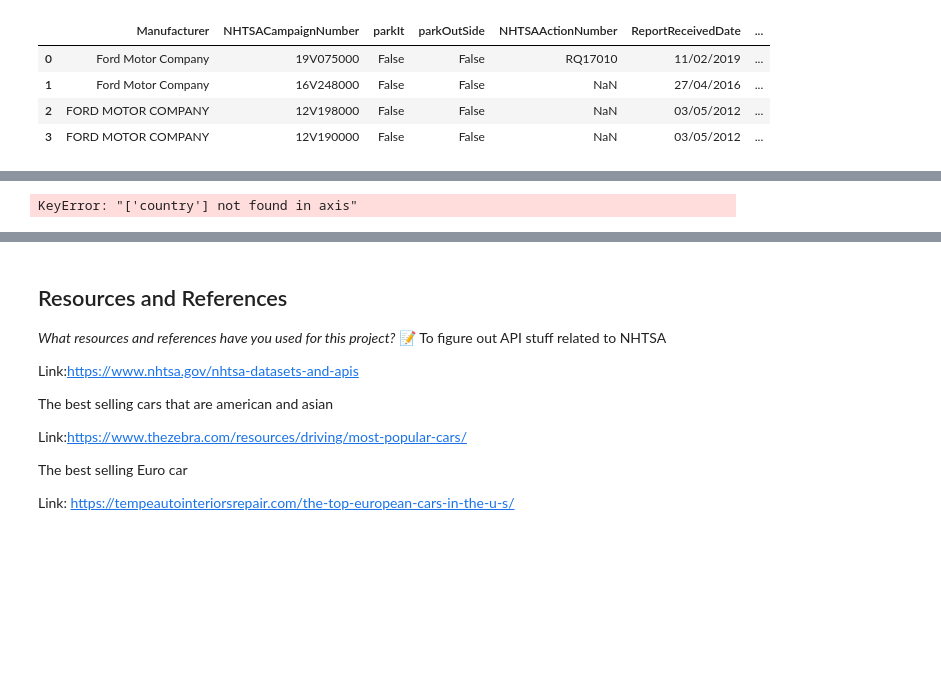
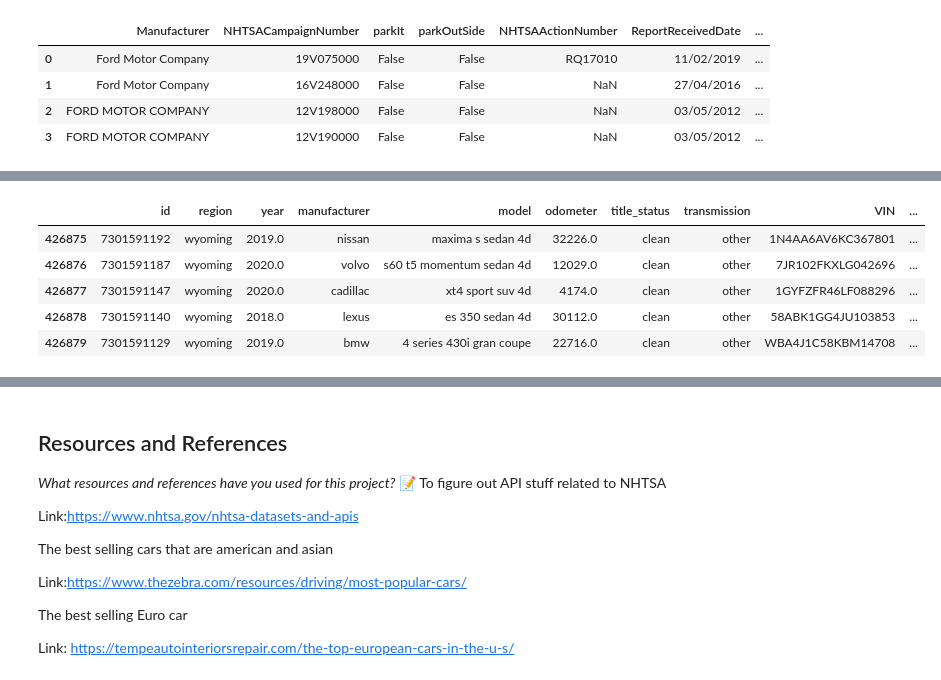
Before and after one commit to IT4063C-Fall23/final-project-ACipherEXE, a Jupyter notebook: source.ipynb, the cells around one changed output, grey strips where cells are left out. Cells and saved outputs as stored; diff of their text form; code cells hidden in the pictures; blank space fills up the shorter version.

```diff
--- a/source.ipynb
+++ b/source.ipynb
@@ -139,7 +145,12 @@ KeyboardInterrupt:
 # %%
 # Remove unessary data like url, region_url, price, condition, cylinders, size, paint_color, image_url, description, posting_date, 'fuel, drive
-sales_df_fixed = sales_df.drop(['url','region_url','price','condition','cylinders','size','paint_color','image_url','description','posting_date', 'fuel', 'drive', 'type', 'country'], axis=1)
+sales_df_fixed = sales_df.drop(['url','region_url','price','condition','cylinders','size','paint_color','image_url','description','posting_date', 'fuel', 'drive', 'type', 'county'], axis=1)
 
 sales_df_fixed.tail()
 # %% [output]
-KeyError: "['country'] not found in axis"
+|  | id | region | year | manufacturer | model | odometer | title_status | transmission | VIN | ... |
+| 426875 | 7301591192 | wyoming | 2019.0 | nissan | maxima s sedan 4d | 32226.0 | clean | other | 1N4AA6AV6KC367801 | ... |
+| 426876 | 7301591187 | wyoming | 2020.0 | volvo | s60 t5 momentum sedan 4d | 12029.0 | clean | other | 7JR102FKXLG042696 | ... |
+| 426877 | 7301591147 | wyoming | 2020.0 | cadillac | xt4 sport suv 4d | 4174.0 | clean | other | 1GYFZFR46LF088296 | ... |
+| 426878 | 7301591140 | wyoming | 2018.0 | lexus | es 350 sedan 4d | 30112.0 | clean | other | 58ABK1GG4JU103853 | ... |
+| 426879 | 7301591129 | wyoming | 2019.0 | bmw | 4 series 430i gran coupe | 22716.0 | clean | other | WBA4J1C58KBM14708 | ... |
```
Also changed, not shown: parts of 6 cells of this notebook, 3 other files.
